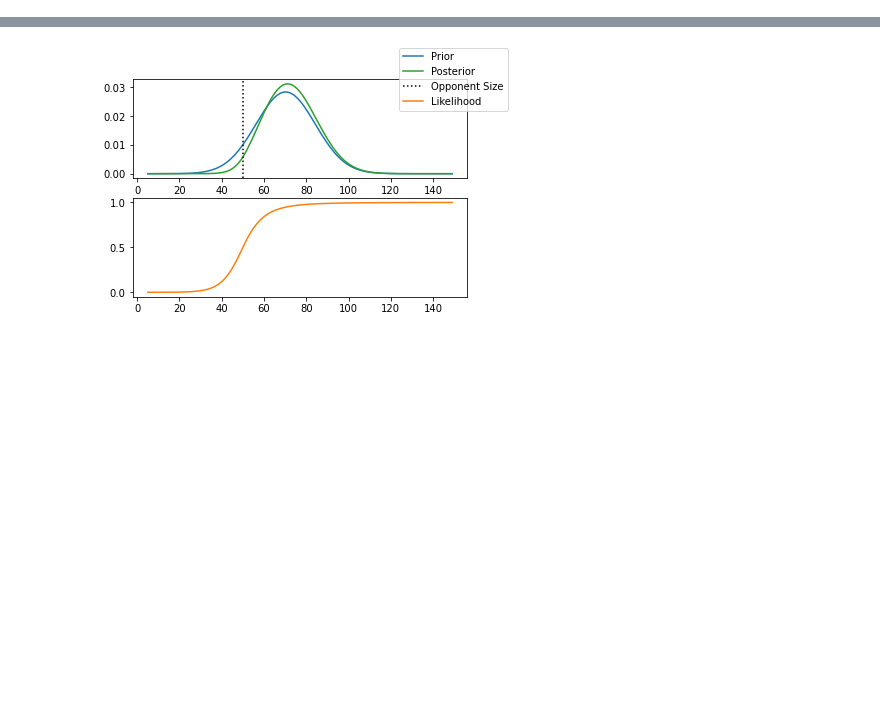
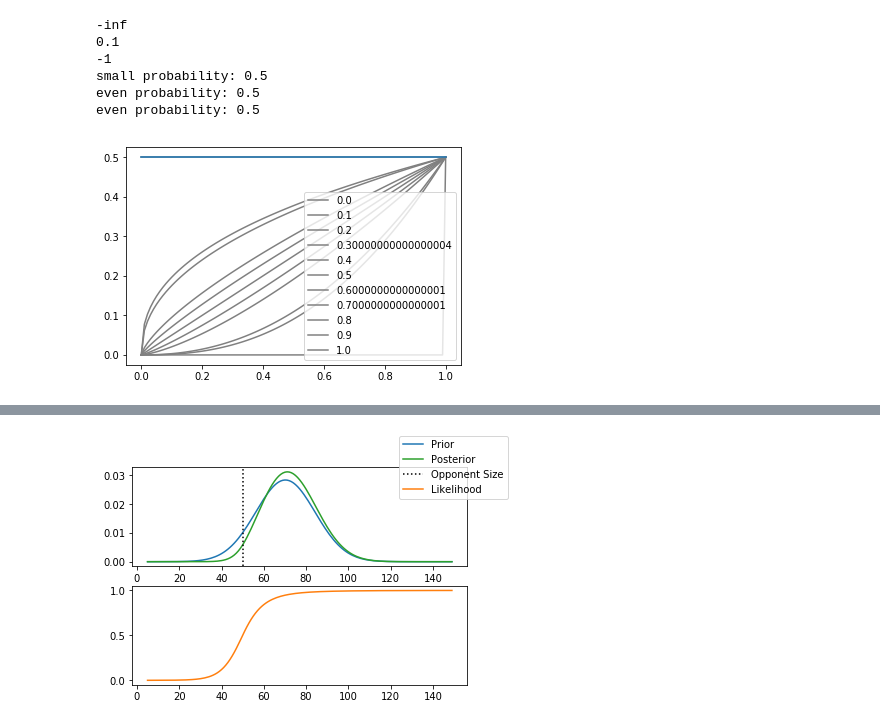
Before and after one commit to aperkes/BayesBattleBots, a Jupyter notebook: BayesFights.ipynb, the cells around one changed output, grey strips where cells are left out. Drawn from its saved outputs; the diff is of its cells as text; code cells hidden in the pictures; blank space fills up the shorter version.

```diff
--- a/BayesFights.ipynb
+++ b/BayesFights.ipynb
@@ -57,3 +57,42 @@ fig.show()
+# %%
+
+from scipy.special import logit
+
+## Defines how wager relates to probability of winning for wager, w, with luck, .5
+## Wager here is defined as a proportion of the greater fish's investment
+def wager_curve(w,l=.25):
+    a = logit(1-l)
+    prob_win = w ** (float(np.abs(a))**np.sign(a)) / 2
+    return prob_win
+
+fig,ax = plt.subplots()
+x_vals = np.linspace(0,1,100)
+
+b = 1
+a = logit(1-b)
+print(a)
+print(float(np.abs(10))**-1)
+
+#ax.plot(x_vals,x_vals**2)
+#ax.plot(x_vals,x_vals ** (1/2))
+for l in np.linspace(0,1,11):
+    ax.plot(x_vals,wager_curve(x_vals,l=l),label=str(l),color='gray')
+ax.plot(x_vals,x_vals**(float(np.abs(a))**np.sign(a))/2)
+print(np.sign(-1))
+print('small probability:',.01 ** (float(np.abs(a))**np.sign(a))/2)
+print('even probability:', 1.0 ** (float(np.abs(a))**np.sign(a))/2)
+print('even probability:',wager_curve(1.0))
+#ax.set_ylim([-0.1,1.1])
+ax.legend()
+fig.show()
+# %% [output]
+-inf
+0.1
+-1
+small probability: 0.5
+even probability: 0.5
+even probability: 0.5
+[figure, added]
 # %%
 ## Likelihood function
 
```
Also changed, not shown: parts of 16 cells of this notebook.
